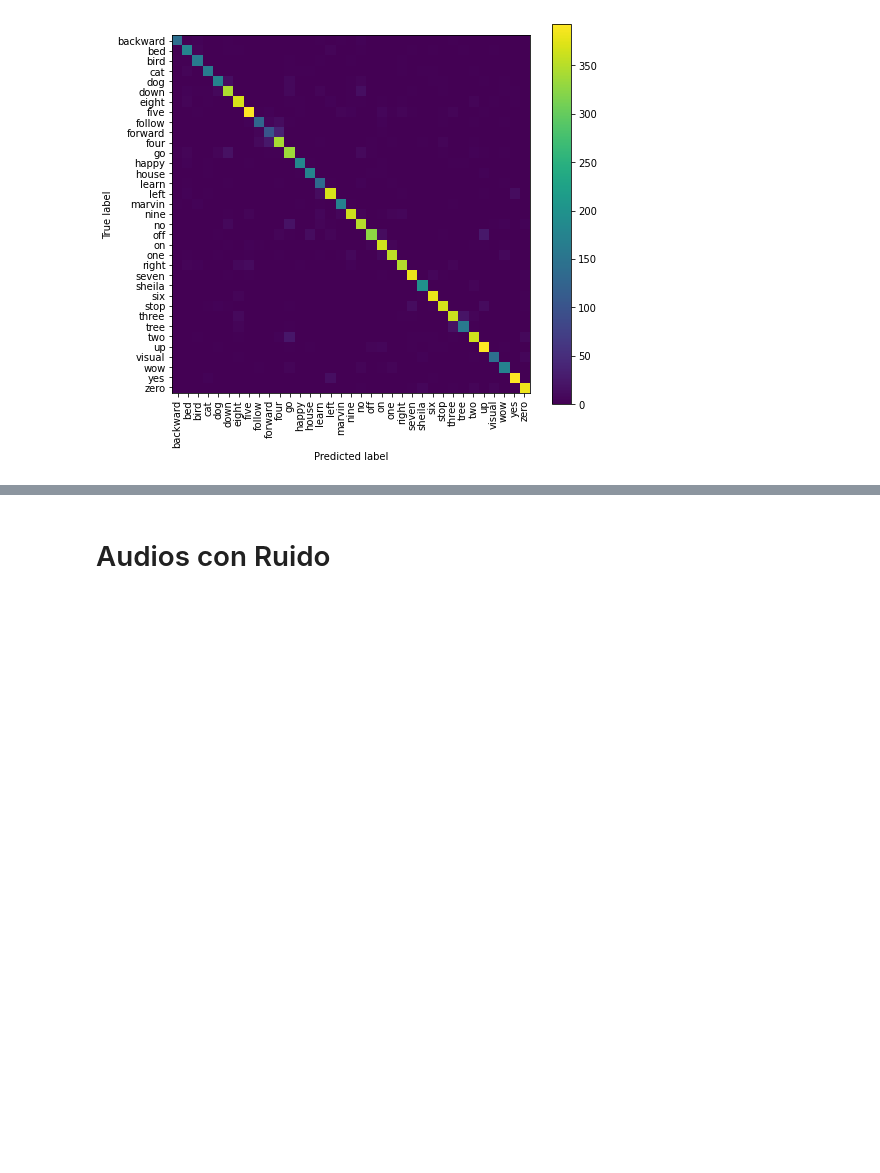
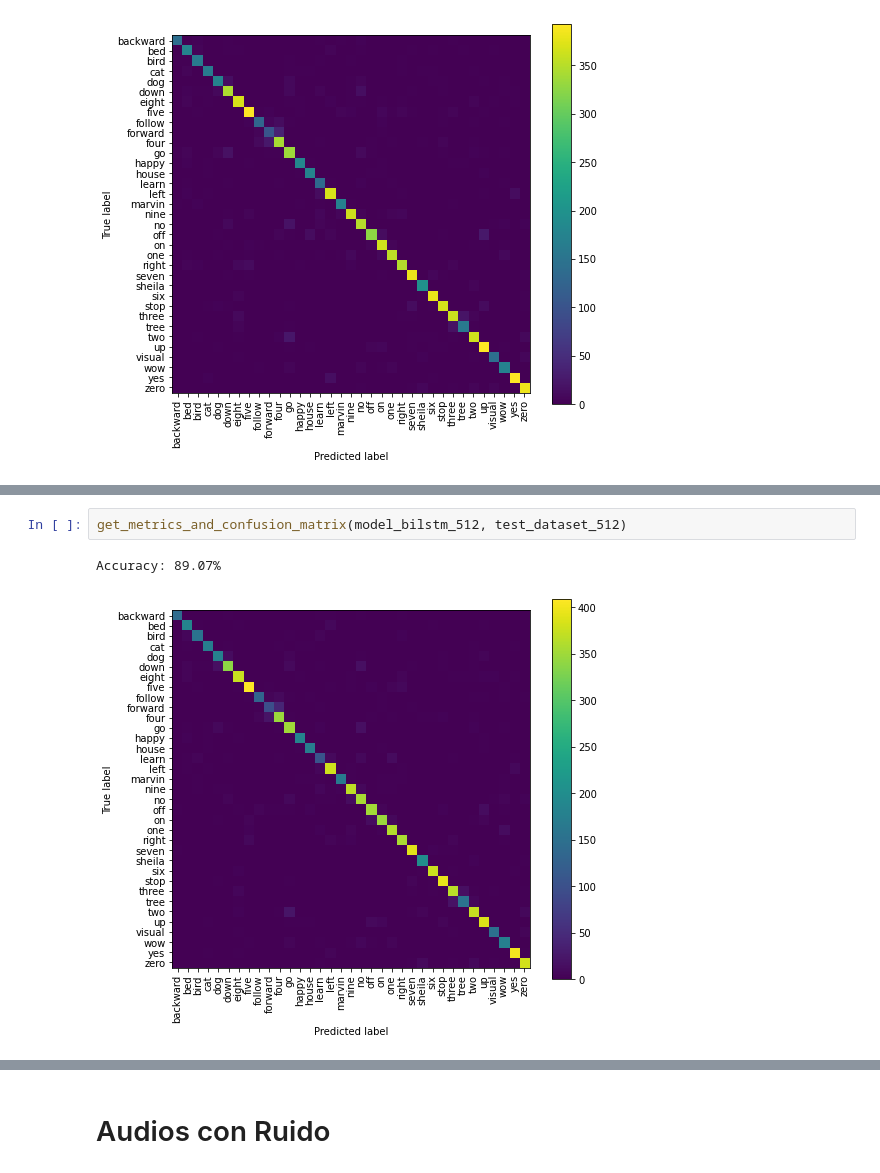
Before and after one commit to NicoAnd1/Rendimiento-RNNs, a Jupyter notebook: Proyecto_Inteligencia_RNN_v2.ipynb, the cells around one changed output, grey strips where cells are left out. Saved outputs shown, nothing was run; the diff lists cells and outputs as text; blank space fills up the shorter version.

```diff
--- a/Proyecto_Inteligencia_RNN_v2.ipynb
+++ b/Proyecto_Inteligencia_RNN_v2.ipynb
@@ -997,0 +1115,5 @@ Accuracy: 91.10%
+# %%
+get_metrics_and_confusion_matrix(model_bilstm_512, test_dataset_512)
+# %% [output]
+Accuracy: 89.07%
+[figure, added]
```
Also changed, not shown: parts of 51 cells of this notebook.
